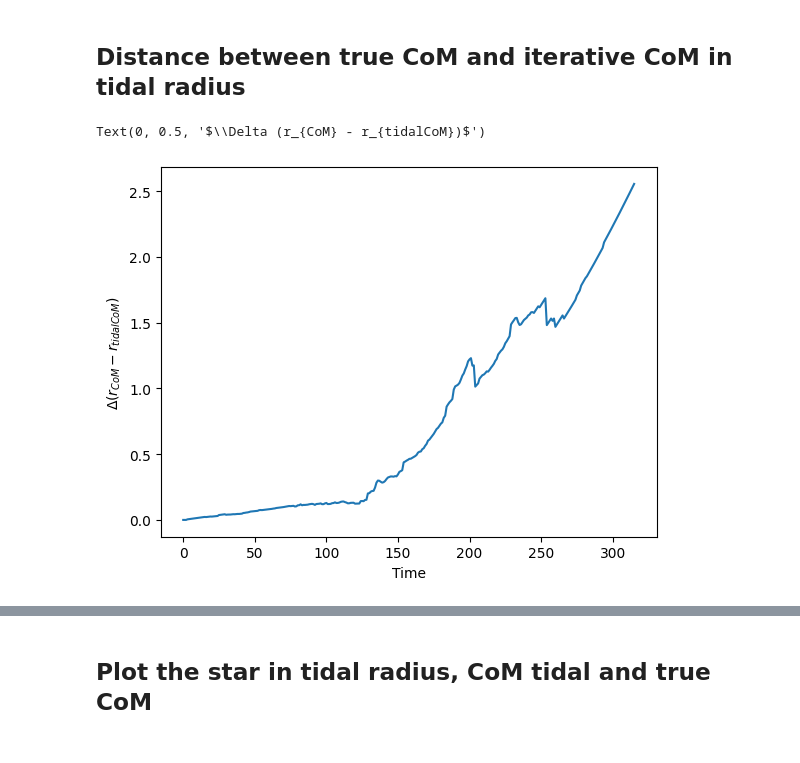
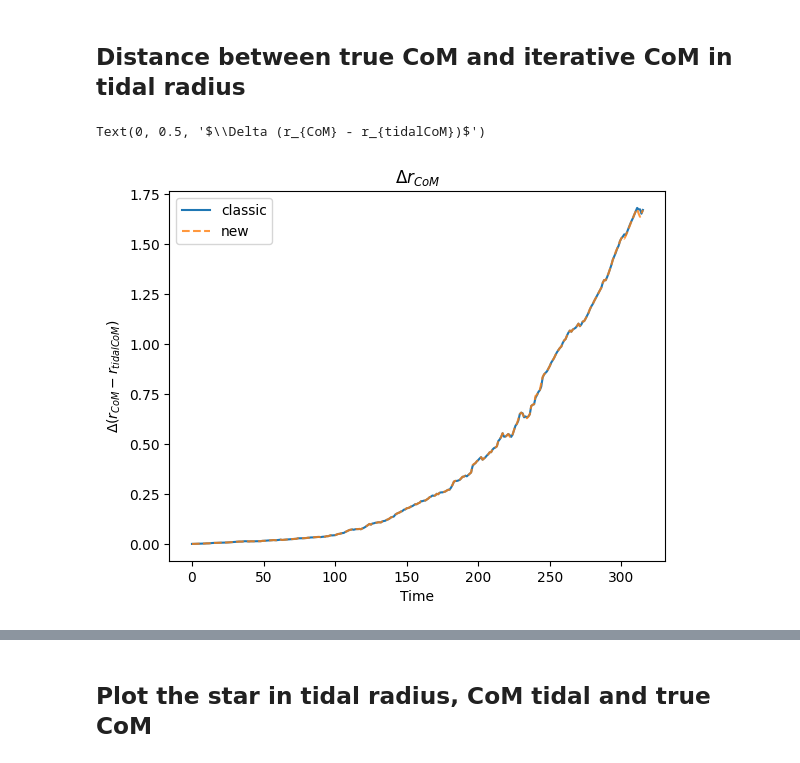
Before and after one commit to Berto70/pod_compastro23, a Jupyter notebook: project/project_v2.ipynb, the cells around one changed output, grey strips where cells are left out. Cells and saved outputs as stored; diff of their text form; code cells hidden in the pictures.

```diff
--- a/project/project_v2.ipynb
+++ b/project/project_v2.ipynb
@@ -151,6 +160,6 @@ for snapshot in range(len(position)):
 # %%
-# %%timeit
-N = 500
+#%%timeit
+N = 5000
 initial_position = 10
 M_G = 1e3
 
@@ -159,8 +168,8 @@ position = data[:, :, :3]
 velocity = data[:, :, 3:6]
 mass = data[:, :, 6]
 
-flag_history = []
-com_history = []
+bflag_history = []
+bcom_history = []
 flag = np.ones(N, dtype=bool)
 
 for snapshot in range(len(position)):
@@ -177,5 +186,5 @@ for snapshot in range(len(position)):
         r_t = np.linalg.norm(pos_com_snap) * (np.sum(mass[snapshot][flag])/M_G)**(1/3)
         flag = (np.linalg.norm(pos_FoR, axis=1) < 2*r_t) #in of the Cluster
         # print(snapshot, flag.sum())
-    flag_history.append(flag)
-    com_history.append(pos_com_snap)
+    bflag_history.append(flag)
+    bcom_history.append(pos_com_snap)
@@ -186,9 +193,12 @@ for snapshot in range(len(position)):
 # %%
 fig = plt.figure()
 ax = fig.add_subplot()
-ax.plot(np.linalg.norm(np.array(com_history) - position[:].mean(axis=1), axis=1))
+ax.plot(np.linalg.norm(np.array(bcom_history) - position[:].mean(axis=1), axis=1), label='classic')
+ax.plot(np.linalg.norm(np.array(com_history) - position[:].mean(axis=1), axis=1), label='new', linestyle='--', alpha=0.8)
+ax.legend()
+ax.set_title(r'$\Delta r_{CoM}$')
 ax.set_xlabel('Time')
 ax.set_ylabel(r'$\Delta (r_{CoM} - r_{tidalCoM})$')
 # %% [output]
 Text(0, 0.5, '$\\Delta (r_{CoM} - r_{tidalCoM})$')
-[figure, old version]
+[figure, new version]
```
Also changed, not shown: parts of 19 cells of this notebook.
